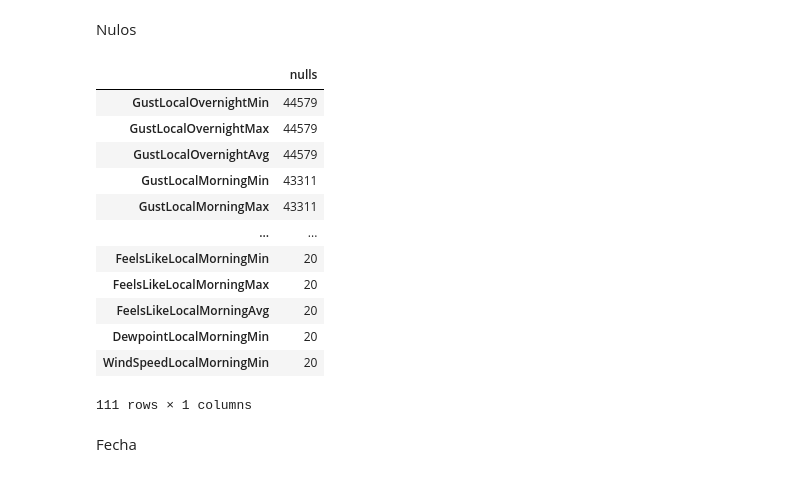
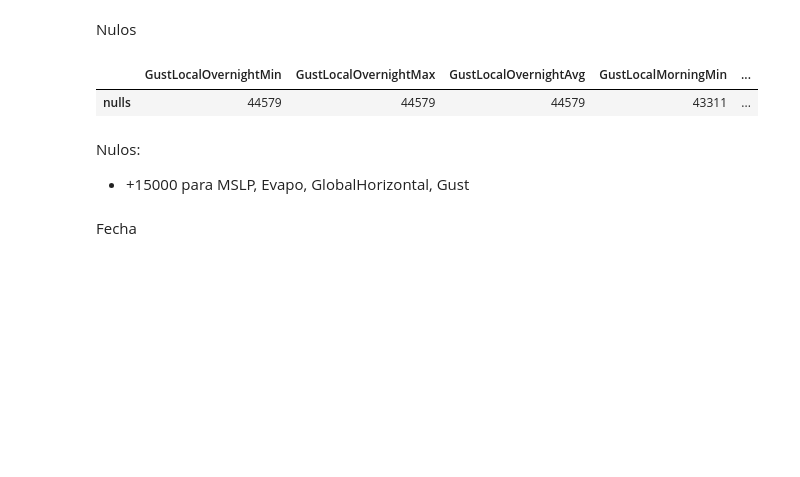
Before and after one commit to vitostamatti/datathon-cajamar-malbecs, a Jupyter notebook: notebooks/01-data-preprocessing/eto_preparation.ipynb, the cells around one changed output. Saved outputs shown, nothing was run; the diff lists cells and outputs as text; code cells hidden in the pictures; blank space fills up the shorter version.

```diff
--- a/notebooks/01-data-preprocessing/eto_preparation.ipynb
+++ b/notebooks/01-data-preprocessing/eto_preparation.ipynb
@@ -83,20 +74,14 @@ Nulos
 # %%
 nulos = pd.DataFrame(df.isna().sum(),columns=['nulls'])
 nulos[nulos.nulls>0].sort_values('nulls',ascending=False)
+nulos.sort_values('nulls',ascending=False).T
 # %% [output]
-|  | nulls |
-| GustLocalOvernightMin | 44579 |
-| GustLocalOvernightMax | 44579 |
-| GustLocalOvernightAvg | 44579 |
-| GustLocalMorningMin | 43311 |
-| GustLocalMorningMax | 43311 |
-| ... | ... |
-| FeelsLikeLocalMorningMin | 20 |
-| FeelsLikeLocalMorningMax | 20 |
-| FeelsLikeLocalMorningAvg | 20 |
-| DewpointLocalMorningMin | 20 |
-| WindSpeedLocalMorningMin | 20 |
+|  | GustLocalOvernightMin | GustLocalOvernightMax | GustLocalOvernightAvg | GustLocalMorningMin | ... |
+| nulls | 44579 | 44579 | 44579 | 43311 | ... |
-111 rows × 1 columns
+# %% [markdown]
+Nulos:
+
+- +15000 para MSLP, Evapo, GlobalHorizontal, Gust
 # %% [markdown]
 Fecha
 # %%
```
Also changed, not shown: parts of 33 cells of this notebook.
